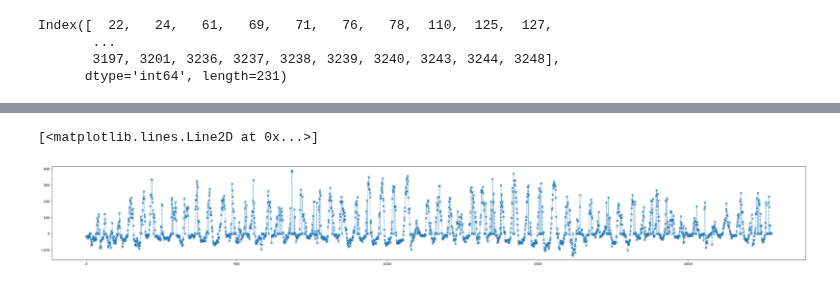
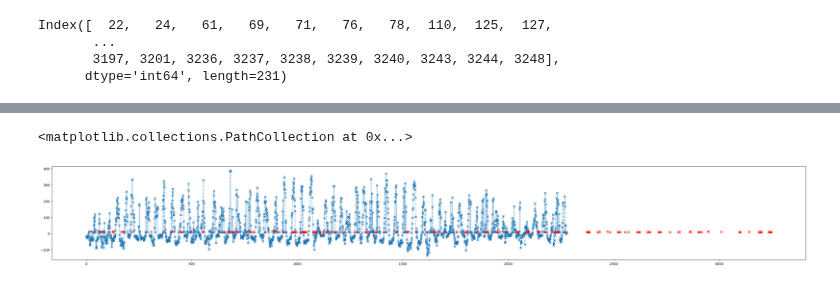
Before and after one commit to justusm00/ebc-project, a Jupyter notebook: GapFillingComp.ipynb, the cells around one changed output, grey strips where cells are left out. Cells and saved outputs as stored; diff of their text form; code cells hidden in the pictures.

```diff
--- a/GapFillingComp.ipynb
+++ b/GapFillingComp.ipynb
@@ -92,12 +92,12 @@ for col in target.columns:
 # %%
 # Create plots of the filled frame
 
 time = np.arange(len(target))
 
 plt.figure(figsize=(40,5))
 plt.scatter(time, target['H_orig'].to_numpy(), marker='x')
 plt.plot(time, target['H_orig'].to_numpy(), linestyle='dotted' )
-#plt.scatter(target_nan_indices.to_numpy(), target['H_orig'].loc[target_nan_indices].to_numpy(), color='red', marker='x')
+plt.scatter(target_nan_indices.to_numpy(), target['H_orig'].loc[target_nan_indices].to_numpy(), color='red', marker='x')
 # %% [output]
-[<matplotlib.lines.Line2D at 0x...>]
+<matplotlib.collections.PathCollection at 0x...>
-[figure, old version]
+[figure, new version]
```
Also changed, not shown: parts of 1 cell of this notebook, 7 other files.
